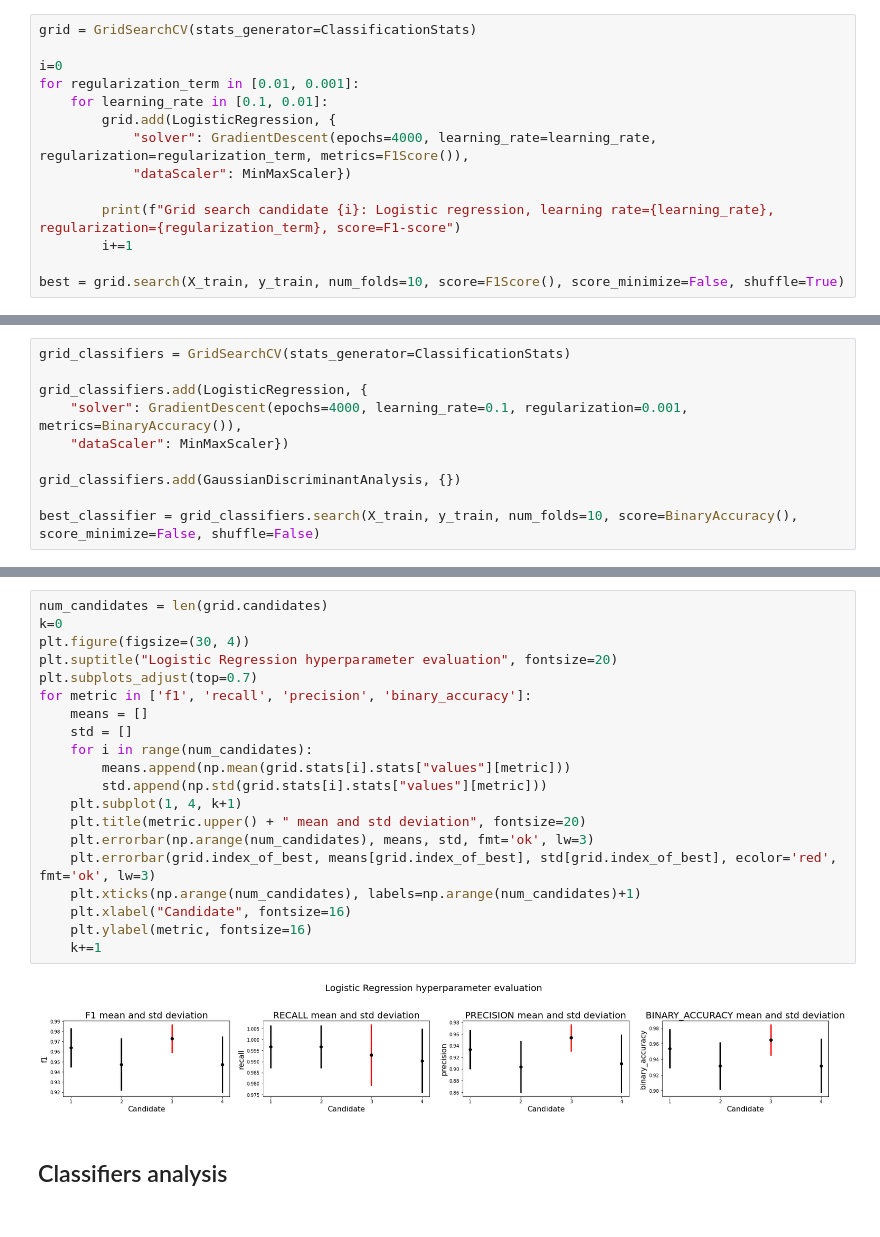
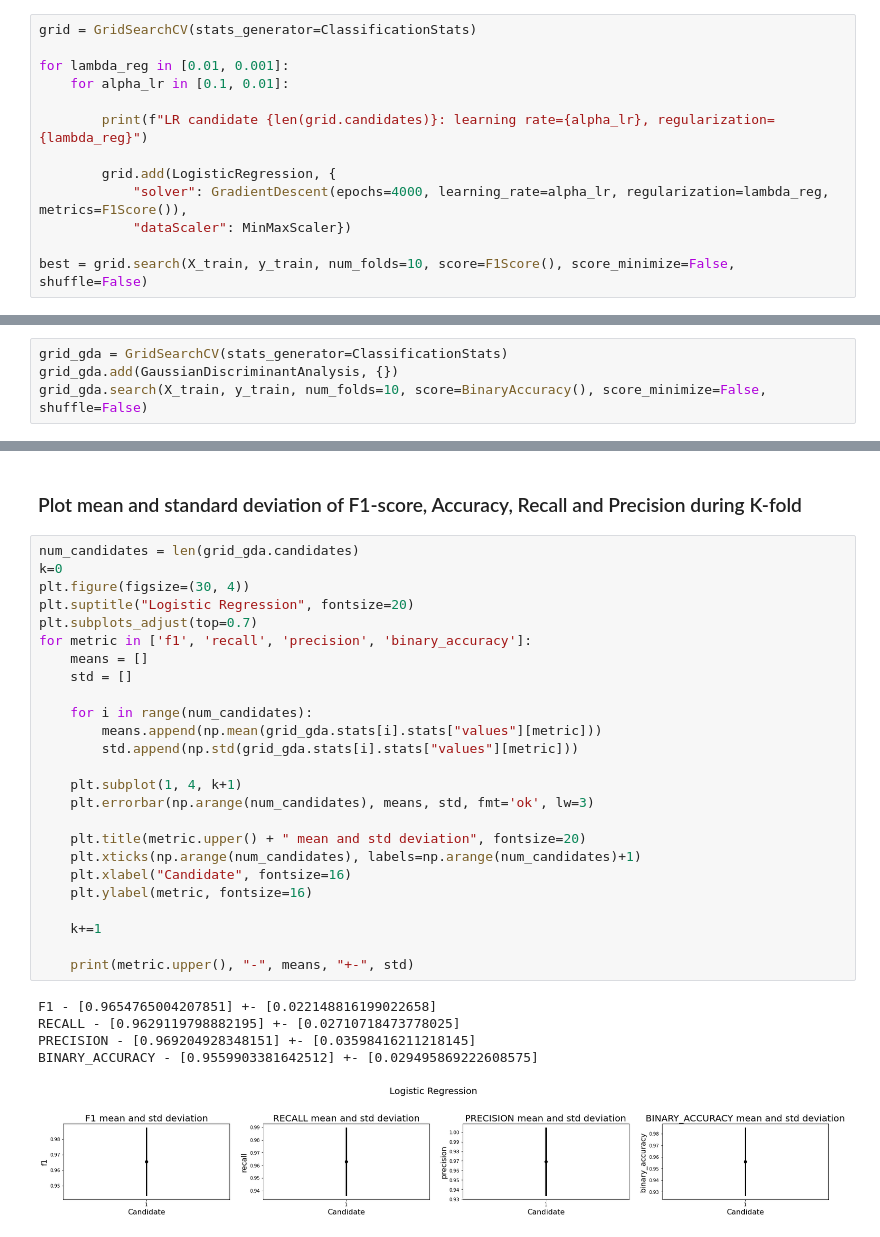
Before and after one commit to jeffcav/ml-from-scratch, a Jupyter notebook: list2.ipynb, the cells around one changed output, grey strips where cells are left out. Saved outputs shown, nothing was run; the diff lists cells and outputs as text.

```diff
--- a/list2.ipynb
+++ b/list2.ipynb
@@ -105,15 +29,14 @@ IndexError: boolean index did not match indexed array along dimension 1; dimensi
 # %%
 grid = GridSearchCV(stats_generator=ClassificationStats)
 
-i=0
-for regularization_term in [0.01, 0.001]:
-    for learning_rate in [0.1, 0.01]:
+for lambda_reg in [0.01, 0.001]:
+    for alpha_lr in [0.1, 0.01]:
+
+        print(f"LR candidate {len(grid.candidates)}: learning rate={alpha_lr}, regularization={lambda_reg}")
+
         grid.add(LogisticRegression, {
-            "solver": GradientDescent(epochs=4000, learning_rate=learning_rate, regularization=regularization_term, metrics=F1Score()),
+            "solver": GradientDescent(epochs=4000, learning_rate=alpha_lr, regularization=lambda_reg, metrics=F1Score()),
             "dataScaler": MinMaxScaler})
 
-        print(f"Grid search candidate {i}: Logistic regression, learning rate={learning_rate}, regularization={regularization_term}, score=F1-score")
-        i+=1
-
-best = grid.search(X_train, y_train, num_folds=10, score=F1Score(), score_minimize=False, shuffle=True)
+best = grid.search(X_train, y_train, num_folds=10, score=F1Score(), score_minimize=False, shuffle=False)
 # %% [output]
@@ -140,10 +105,4 @@ Best candidate: 2 - Learning rate: 0.1 - Regularization term: 0.001
 # %%
-grid_classifiers = GridSearchCV(stats_generator=ClassificationStats)
-
-grid_classifiers.add(LogisticRegression, {
-    "solver": GradientDescent(epochs=4000, learning_rate=0.1, regularization=0.001, metrics=BinaryAccuracy()),
-    "dataScaler": MinMaxScaler})
-
-grid_classifiers.add(GaussianDiscriminantAnalysis, {})
-
-best_classifier = grid_classifiers.search(X_train, y_train, num_folds=10, score=BinaryAccuracy(), score_minimize=False, shuffle=False)
+grid_gda = GridSearchCV(stats_generator=ClassificationStats)
+grid_gda.add(GaussianDiscriminantAnalysis, {})
+grid_gda.search(X_train, y_train, num_folds=10, score=BinaryAccuracy(), score_minimize=False, shuffle=False)
@@ -164,24 +120,33 @@ IndexError: too many indices for array: array is 2-dimensional, but 3 were index
+# %% [markdown]
+### Plot mean and standard deviation of F1-score, Accuracy, Recall and Precision during K-fold
 # %%
-num_candidates = len(grid.candidates)
+num_candidates = len(grid_gda.candidates)
 k=0
 plt.figure(figsize=(30, 4))
-plt.suptitle("Logistic Regression hyperparameter evaluation", fontsize=20)
+plt.suptitle("Logistic Regression", fontsize=20)
 plt.subplots_adjust(top=0.7)
 for metric in ['f1', 'recall', 'precision', 'binary_accuracy']:
     means = []
     std = []
+
     for i in range(num_candidates):
-        means.append(np.mean(grid.stats[i].stats["values"][metric]))
-        std.append(np.std(grid.stats[i].stats["values"][metric]))
+        means.append(np.mean(grid_gda.stats[i].stats["values"][metric]))
+        std.append(np.std(grid_gda.stats[i].stats["values"][metric]))
+
     plt.subplot(1, 4, k+1)
+    plt.errorbar(np.arange(num_candidates), means, std, fmt='ok', lw=3)
+
     plt.title(metric.upper() + " mean and std deviation", fontsize=20)
-    plt.errorbar(np.arange(num_candidates), means, std, fmt='ok', lw=3)
-    plt.errorbar(grid.index_of_best, means[grid.index_of_best], std[grid.index_of_best], ecolor='red', fmt='ok', lw=3)
     plt.xticks(np.arange(num_candidates), labels=np.arange(num_candidates)+1)
     plt.xlabel("Candidate", fontsize=16)
     plt.ylabel(metric, fontsize=16)
+
     k+=1
+
+    print(metric.upper(), "-", means, "+-", std)
 # %% [output]
+F1 - [0.9654765004207851] +- [0.022148816199022658]
+RECALL - [0.9629119798882195] +- [0.02710718473778025]
+PRECISION - [0.969204928348151] +- [0.03598416211218145]
+BINARY_ACCURACY - [0.9559903381642512] +- [0.029495869222608575]
-[figure, old version]
+[figure, new version]
-# %% [markdown]
-## Classifiers analysis
```
Also changed, not shown: parts of 22 cells of this notebook, 1 other file.
